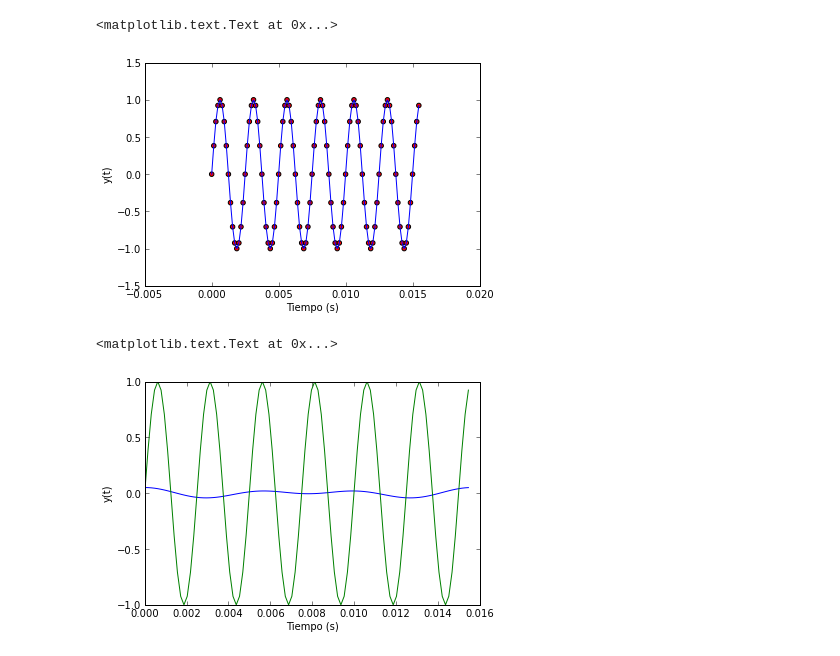
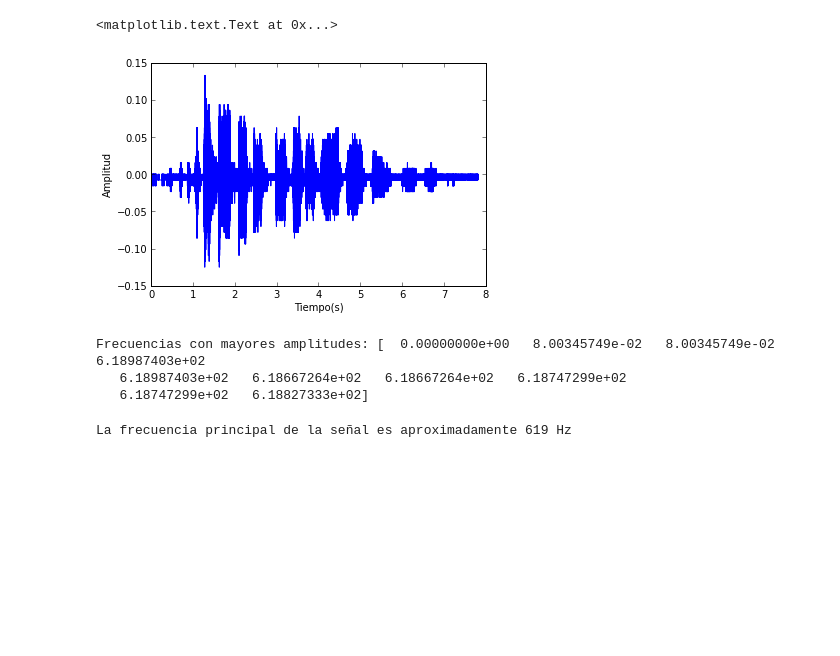
Before and after one commit to henrymmg/Tarea_5_Metodos_Computacionales, a Jupyter notebook: Pasa_banda.ipynb, the cells around one changed output. Cells and saved outputs as stored; diff of their text form; code cells hidden in the pictures; blank space fills up the shorter version.

Commit message:
Filtro pasa banda terminado

```diff
--- a/Pasa_banda.ipynb
+++ b/Pasa_banda.ipynb
@@ -6,20 +11,17 @@ Populating the interactive namespace from numpy and matplotlib
-# %%
-#Señal de prueba
-#Número de puntos
-n=100
-#Frecuencia en Hz
-f=400.0
-#Espaciado, 16 puntos por período
-dt=1/(f*16)
-#Intervalo de tiempo en segundos
-t=linspace(0,(n-1)*dt,n)
-#Señal
-y=sin(2*pi*f*t)-(1/2)*sin(2*pi*2*f*t)
-
-plot(t,y)
-scatter(t,y,c='r')
-xlabel('Tiempo (s)')
-ylabel('y(t)')
-# %% [output]
-<matplotlib.text.Text at 0x...>
-[figure, removed]
+# %%
+#Se lee el archivo de audio y se guardan en arreglos la señal, la tasa de muestreo y la codificación del archivo
+y, tasa_muestreo, enc = audiolab.wavread("chimpanzee.wav")
+#Definición de arreglo de tiempo
+t = arange(0, len(y)/float(tasa_muestreo), 1/float(tasa_muestreo))
+#Número de datos
+n = len(y)
+#delta de tiempo
+dt=1/float(5000)
+# %%
+#Gráfica de la señal de entrada
+plot(t, y)
+xlabel("Tiempo(s)")
+ylabel("Amplitud")
+# %% [output]
+<matplotlib.text.Text at 0x...>
+[figure, added]
@@ -26,27 +33,33 @@ ylabel('y(t)')
+# %%
+#Obtención de la frecuencia principal de la señal
+
+#Posiciones de los puntos cuyas frecuencias tienen mayor amplitud, ordenadas de manera descendente
+c = (argsort(-abs(Y)))
+print 'Frecuencias con mayores amplitudes:',abs(frecuencias[c[:10]])
+# %% [output]
+Frecuencias con mayores amplitudes: [  0.00000000e+00   8.00345749e-02   8.00345749e-02   6.18987403e+02
+   6.18987403e+02   6.18667264e+02   6.18667264e+02   6.18747299e+02
+   6.18747299e+02   6.18827333e+02]
+# %%
+#Se observa que el valor en la posición 3 es el que tiene sentido físico
+#puesto que los anteriores son casi cero
+freq=abs(frecuencias[c[3]])
+print 'La frecuencia principal de la señal es aproximadamente', int(freq)+1,'Hz'
+# %% [output]
+La frecuencia principal de la señal es aproximadamente 619 Hz
 # %%
-#Tranformada de Fourier
-Y=fft(y)
-#Arreglo con la frecuencia de cada punto de la señal
-frecuencias=fftfreq(n,dt)
+#Filtro pasa banda
+
+#Definición de la banda de frecuencias a filtrar
+frec_min=700
+frec_max=1000
 #Arreglo que va a guardar los puntos filtrados en el dominio de la frecuencia
 Y_filtrada=zeros(n)
-#Definición de la banda de frecuencias a filtrar
-frec_min=100
-frec_max=200
 for i in range(n):
-    #Si la frecuncia del punto no está dentro de la banda especificada, su valor es cero
+#Si la frecuncia del punto no está dentro de la banda especificada, su valor es cero
     if(frecuencias[i]<frec_min or frecuencias[i]>frec_max):
         Y_filtrada[i]=0
     else:
         Y_filtrada[i]=Y[i]
 #Transformada inversa de Fourier
 y_filtrada=ifft(Y_filtrada)
-plot(t,y_filtrada)
-#scatter(t,y_filtrada,c='r')
-plot(t,y,c='g')
-#scatter(t,y,c='k')
-xlabel('Tiempo (s)')
-ylabel('y(t)')
-# %% [output]
-<matplotlib.text.Text at 0x...>
-[figure, removed]
```
Also changed, not shown: parts of 5 cells of this notebook, 5 other files.
